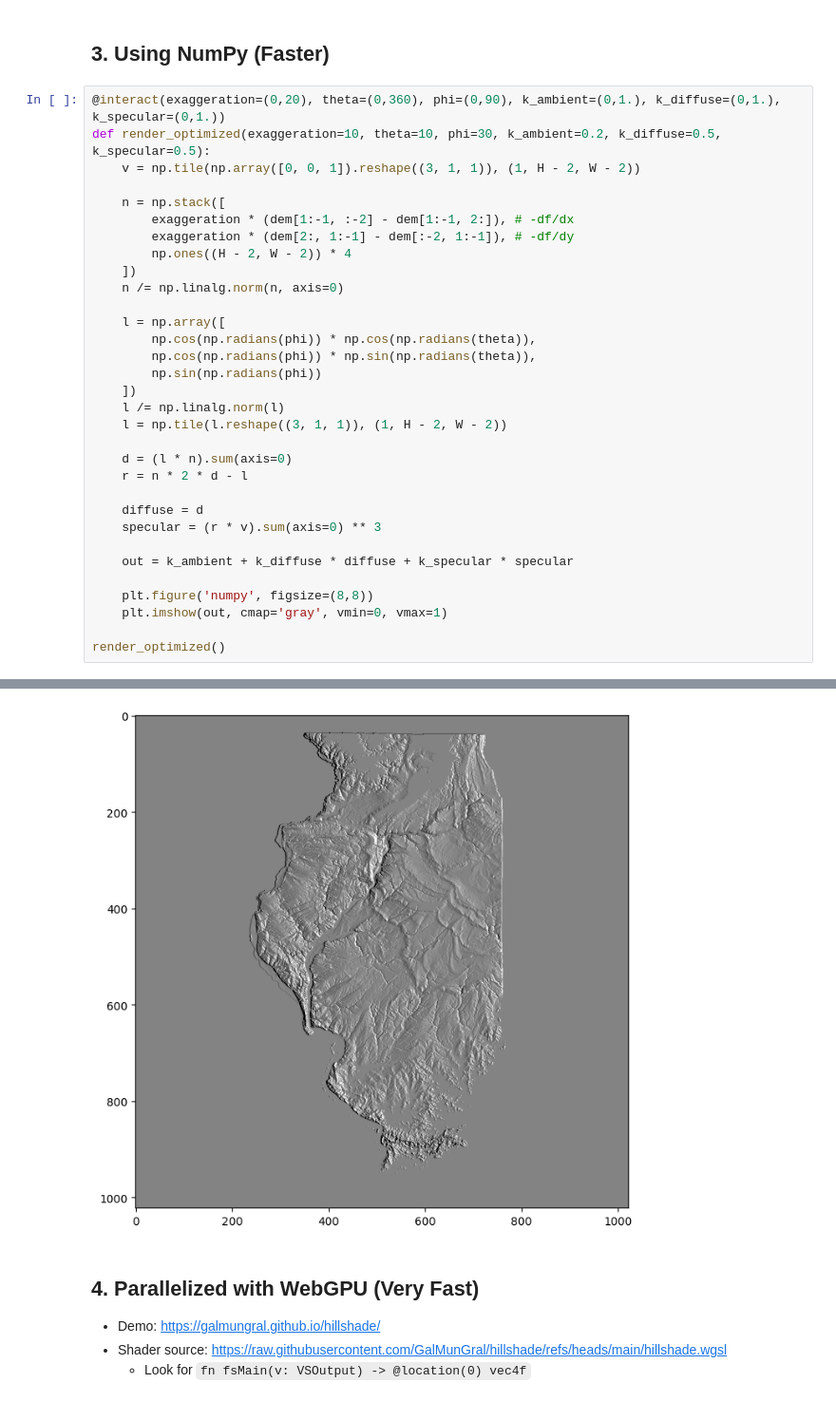
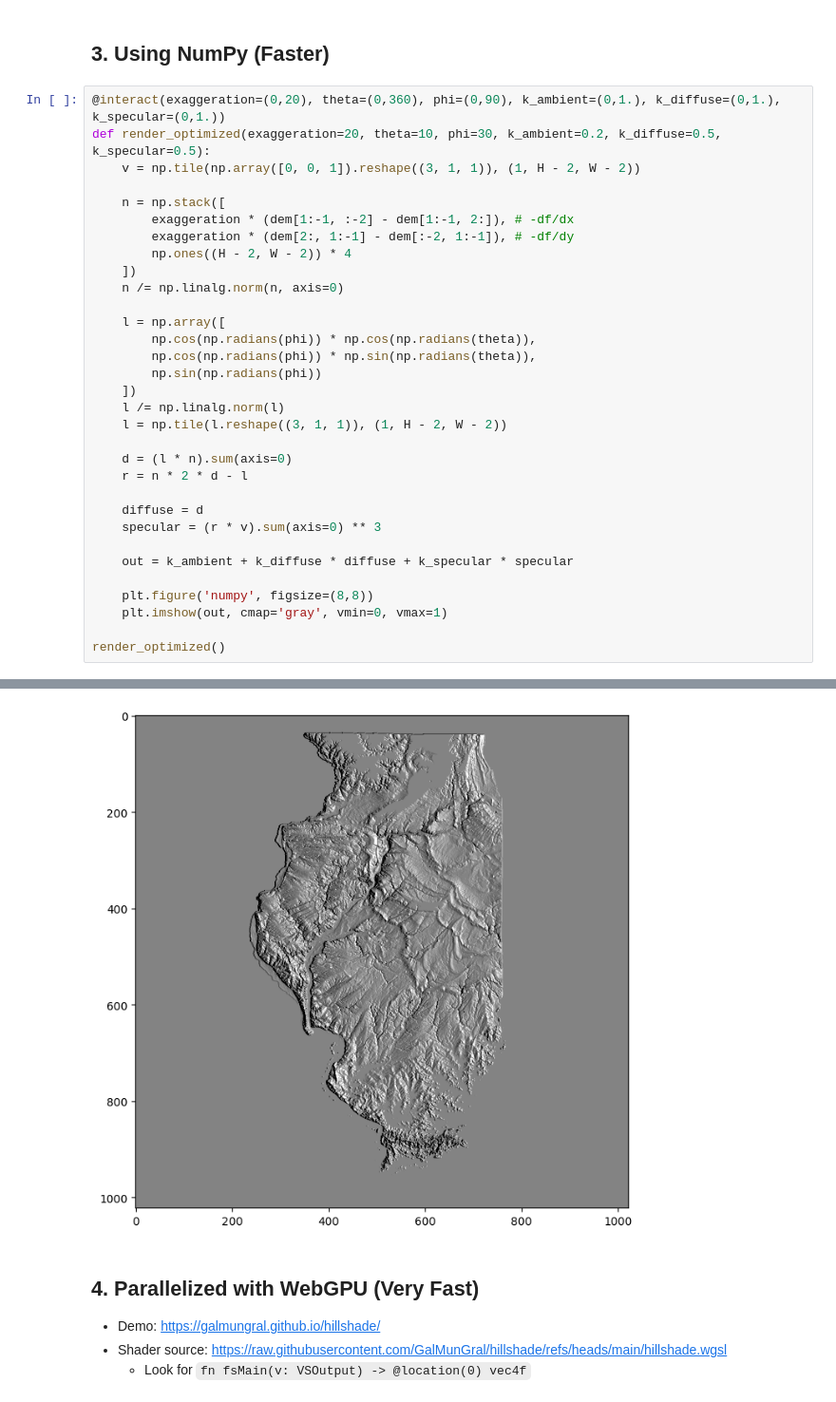
Before and after one commit to GalMunGral/shortcut-to-graphics, a Jupyter notebook: 3D-hands-on.ipynb, the cells around one changed output, grey strips where cells are left out. Shown at 95% size. Drawn from its saved outputs; the diff is of its cells as text.

```diff
--- a/3D-hands-on.ipynb
+++ b/3D-hands-on.ipynb
@@ -83,7 +83,7 @@ render()
 ## 3. Using NumPy (Faster)
 # %%
 @interact(exaggeration=(0,20), theta=(0,360), phi=(0,90), k_ambient=(0,1.), k_diffuse=(0,1.), k_specular=(0,1.))
-def render_optimized(exaggeration=10, theta=10, phi=30, k_ambient=0.2, k_diffuse=0.5, k_specular=0.5):
+def render_optimized(exaggeration=20, theta=10, phi=30, k_ambient=0.2, k_diffuse=0.5, k_specular=0.5):
     v = np.tile(np.array([0, 0, 1]).reshape((3, 1, 1)), (1, H - 2, W - 2))
 
     n = np.stack([
@@ -118,4 +118,4 @@ interactive(children=(IntSlider(value=10, description='exaggeration', max=20), I
-[figure, old version]
+[figure, new version]
 # %% [markdown]
 ## 4. Parallelized with WebGPU (Very Fast)
 
```
Also changed, not shown: parts of 1 cell of this notebook.
